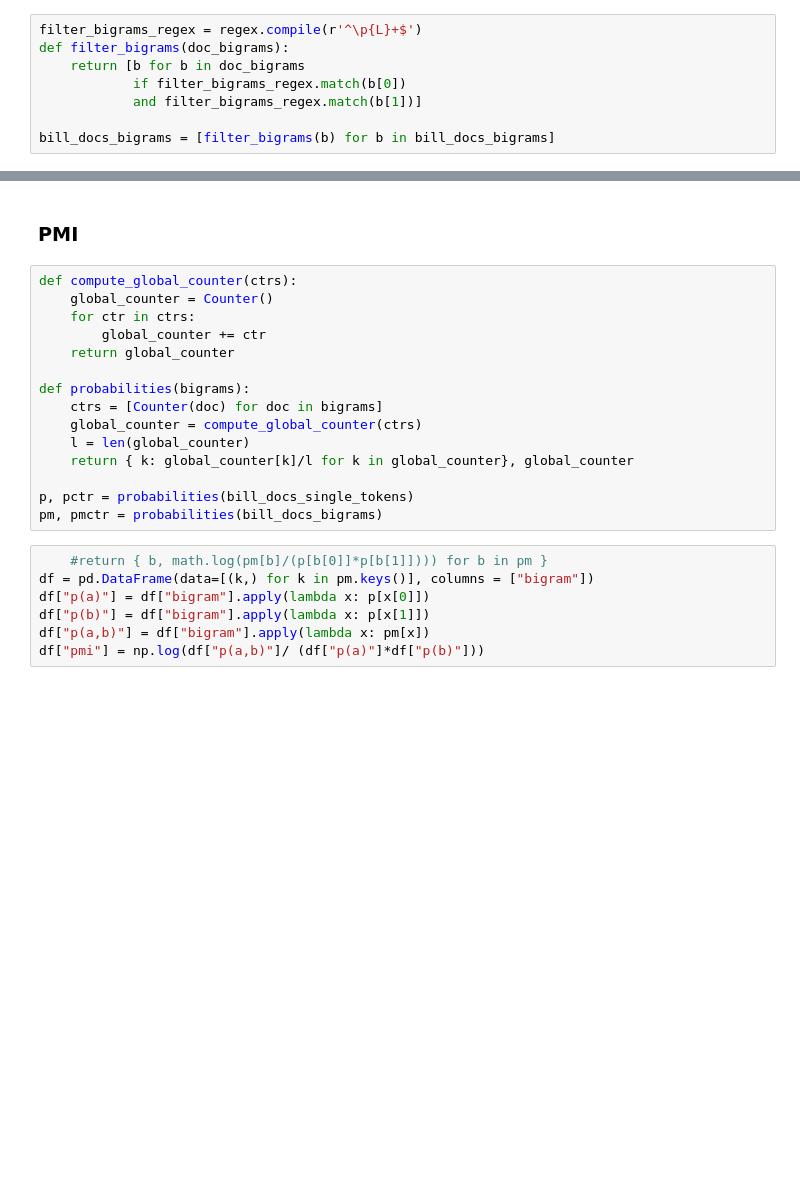
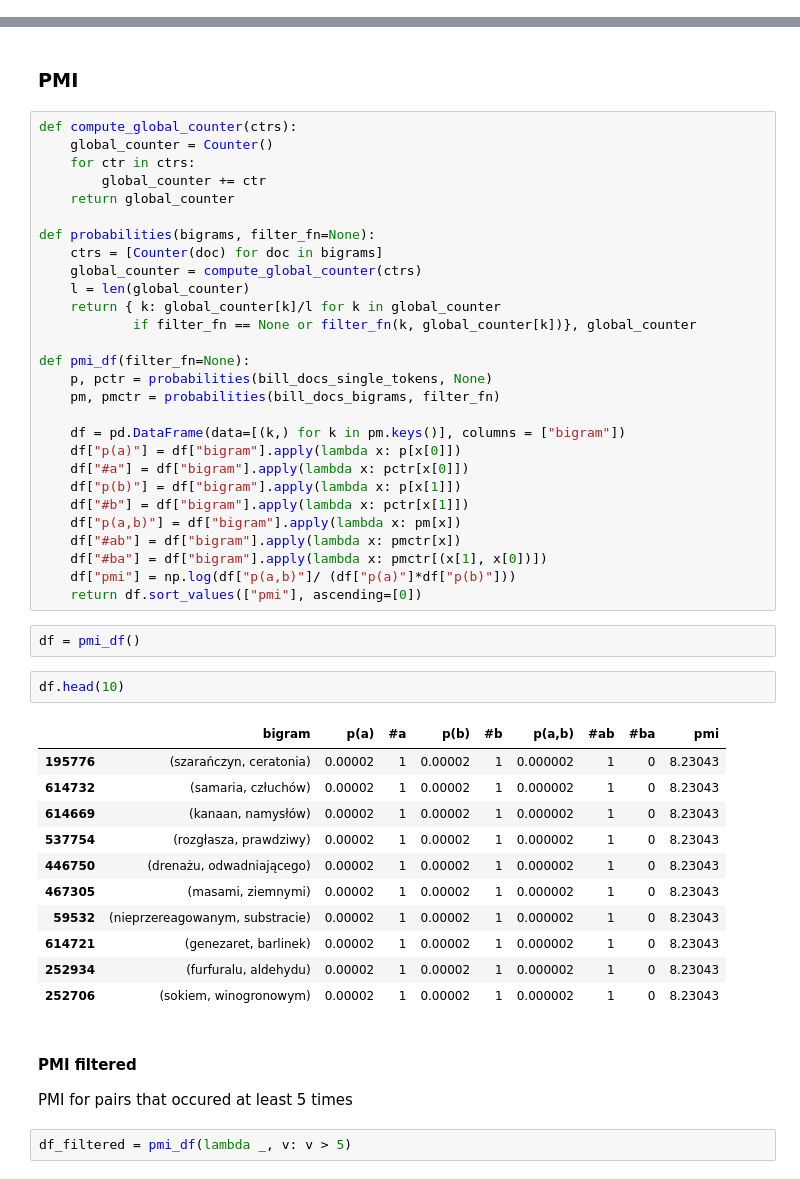
Before and after one commit to arkadiuss/nlp, a Jupyter notebook: 4_ngrams/4_ngrams.ipynb, the cells around one changed output, grey strips where cells are left out. Drawn from its saved outputs; the diff is of its cells as text; blank space fills up the shorter version.

```diff
--- a/4_ngrams/4_ngrams.ipynb
+++ b/4_ngrams/4_ngrams.ipynb
@@ -49,11 +37,3 @@ bill_docs_bigrams[0][:10]
-# %%
-filter_bigrams_regex = regex.compile(r'^\p{L}+$')
-def filter_bigrams(doc_bigrams):
-    return [b for b in doc_bigrams
-            if filter_bigrams_regex.match(b[0])
-            and filter_bigrams_regex.match(b[1])]
-
-bill_docs_bigrams = [filter_bigrams(b) for b in bill_docs_bigrams]
 # %%
 bill_docs_bigrams[0][:10]
 # %% [output]
@@ -70,24 +50,51 @@ bill_docs_bigrams[0][:10]
 # %% [markdown]
 ### PMI
-# %%
-def compute_global_counter(ctrs):
-    global_counter = Counter()
-    for ctr in ctrs:
-        global_counter += ctr
-    return global_counter
-
-def probabilities(bigrams):
-    ctrs = [Counter(doc) for doc in bigrams]
-    global_counter = compute_global_counter(ctrs)
-    l = len(global_counter)
-    return { k: global_counter[k]/l for k in global_counter}, global_counter
-
-p, pctr = probabilities(bill_docs_single_tokens)
-pm, pmctr = probabilities(bill_docs_bigrams)
 # %%
-    #return { b, math.log(pm[b]/(p[b[0]]*p[b[1]]))) for b in pm }
-df = pd.DataFrame(data=[(k,) for k in pm.keys()], columns = ["bigram"])
-df["p(a)"] = df["bigram"].apply(lambda x: p[x[0]])
-df["p(b)"] = df["bigram"].apply(lambda x: p[x[1]])
-df["p(a,b)"] = df["bigram"].apply(lambda x: pm[x])
-df["pmi"] = np.log(df["p(a,b)"]/ (df["p(a)"]*df["p(b)"]))
+def compute_global_counter(ctrs):
+    global_counter = Counter()
+    for ctr in ctrs:
+        global_counter += ctr
+    return global_counter
+
+def probabilities(bigrams, filter_fn=None):
+    ctrs = [Counter(doc) for doc in bigrams]
+    global_counter = compute_global_counter(ctrs)
+    l = len(global_counter)
+    return { k: global_counter[k]/l for k in global_counter
+            if filter_fn == None or filter_fn(k, global_counter[k])}, global_counter
+
+def pmi_df(filter_fn=None):
+    p, pctr = probabilities(bill_docs_single_tokens, None)
+    pm, pmctr = probabilities(bill_docs_bigrams, filter_fn)
+
+    df = pd.DataFrame(data=[(k,) for k in pm.keys()], columns = ["bigram"])
+    df["p(a)"] = df["bigram"].apply(lambda x: p[x[0]])
+    df["#a"] = df["bigram"].apply(lambda x: pctr[x[0]])
+    df["p(b)"] = df["bigram"].apply(lambda x: p[x[1]])
+    df["#b"] = df["bigram"].apply(lambda x: pctr[x[1]])
+    df["p(a,b)"] = df["bigram"].apply(lambda x: pm[x])
+    df["#ab"] = df["bigram"].apply(lambda x: pmctr[x])
+    df["#ba"] = df["bigram"].apply(lambda x: pmctr[(x[1], x[0])])
+    df["pmi"] = np.log(df["p(a,b)"]/ (df["p(a)"]*df["p(b)"]))
+    return df.sort_values(["pmi"], ascending=[0])
+# %%
+df = pmi_df()
+# %%
+df.head(10)
+# %% [output]
+|  | bigram | p(a) | #a | p(b) | #b | p(a,b) | #ab | #ba | pmi |
+| 195776 | (szarańczyn, ceratonia) | 0.00002 | 1 | 0.00002 | 1 | 0.000002 | 1 | 0 | 8.23043 |
+| 614732 | (samaria, człuchów) | 0.00002 | 1 | 0.00002 | 1 | 0.000002 | 1 | 0 | 8.23043 |
+| 614669 | (kanaan, namysłów) | 0.00002 | 1 | 0.00002 | 1 | 0.000002 | 1 | 0 | 8.23043 |
+| 537754 | (rozgłasza, prawdziwy) | 0.00002 | 1 | 0.00002 | 1 | 0.000002 | 1 | 0 | 8.23043 |
+| 446750 | (drenażu, odwadniającego) | 0.00002 | 1 | 0.00002 | 1 | 0.000002 | 1 | 0 | 8.23043 |
+| 467305 | (masami, ziemnymi) | 0.00002 | 1 | 0.00002 | 1 | 0.000002 | 1 | 0 | 8.23043 |
+| 59532 | (nieprzereagowanym, substracie) | 0.00002 | 1 | 0.00002 | 1 | 0.000002 | 1 | 0 | 8.23043 |
+| 614721 | (genezaret, barlinek) | 0.00002 | 1 | 0.00002 | 1 | 0.000002 | 1 | 0 | 8.23043 |
+| 252934 | (furfuralu, aldehydu) | 0.00002 | 1 | 0.00002 | 1 | 0.000002 | 1 | 0 | 8.23043 |
+| 252706 | (sokiem, winogronowym) | 0.00002 | 1 | 0.00002 | 1 | 0.000002 | 1 | 0 | 8.23043 |
+# %% [markdown]
+#### PMI filtered
+PMI for pairs that occured at least 5 times
+# %%
+df_filtered = pmi_df(lambda _, v: v > 5)
```
Also changed, not shown: parts of 12 cells of this notebook.
